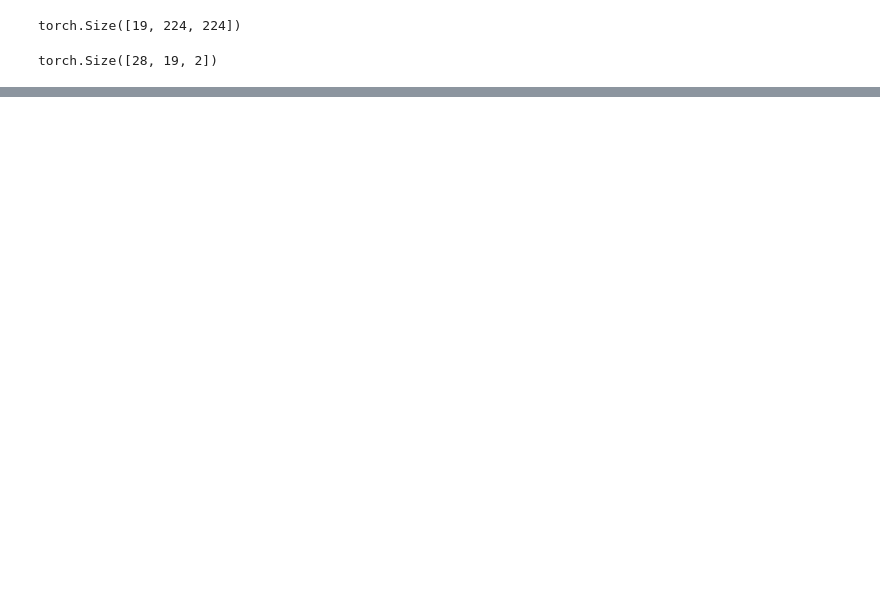
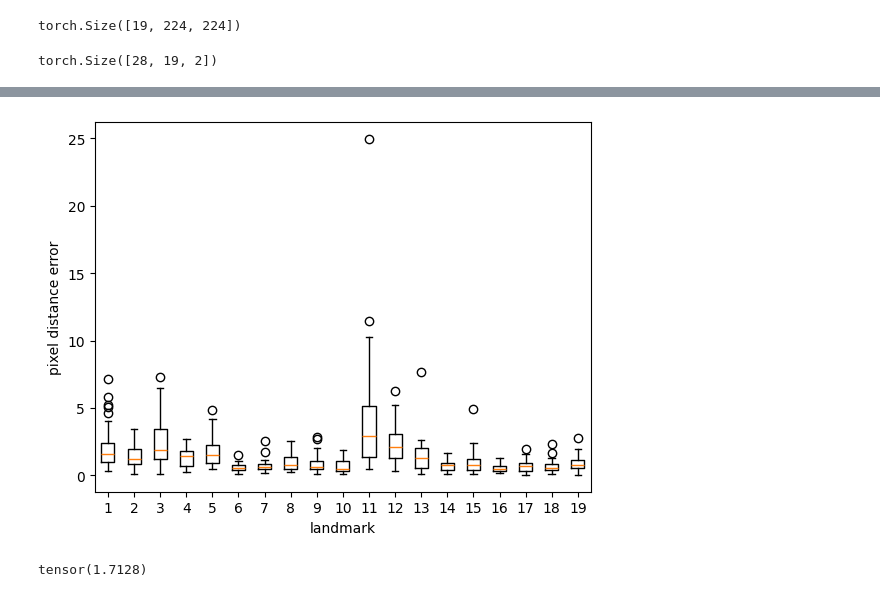
Before and after one commit to alexkursanov/landmark-app, a Jupyter notebook: scr/unet.ipynb, the cells around one changed output, grey strips where cells are left out. Drawn from its saved outputs; the diff is of its cells as text; code cells hidden in the pictures; blank space fills up the shorter version.

```diff
--- a/scr/unet.ipynb
+++ b/scr/unet.ipynb
@@ -365,0 +385,16 @@ plt.show()
+# %%
+fig = plt.figure()
+plt.boxplot(dis)
+plt.xlabel('landmark')
+plt.ylabel('pixel distance error')
+plt.show()
+# %% [output]
+[figure, added]
+# %%
+difs = abs(predictions - landmarks)
+difs = difs.detach()
+dis = difs[:, :,0]**2 + difs[:, :, 1]**2
+rms = np.sqrt(dis.sum(axis=0)/dis.shape[0])
+rms.mean()
+# %% [output]
+tensor(1.7128)
```
Also changed, not shown: parts of 10 cells of this notebook.
